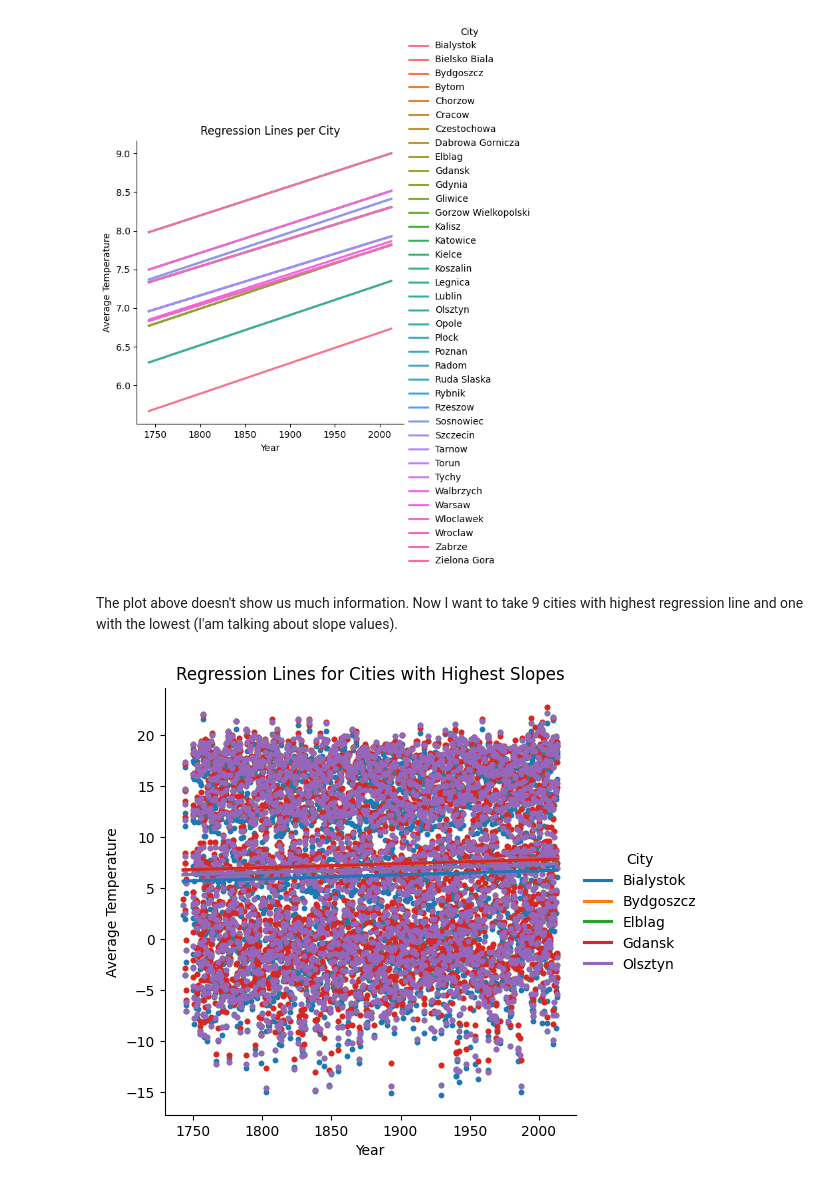
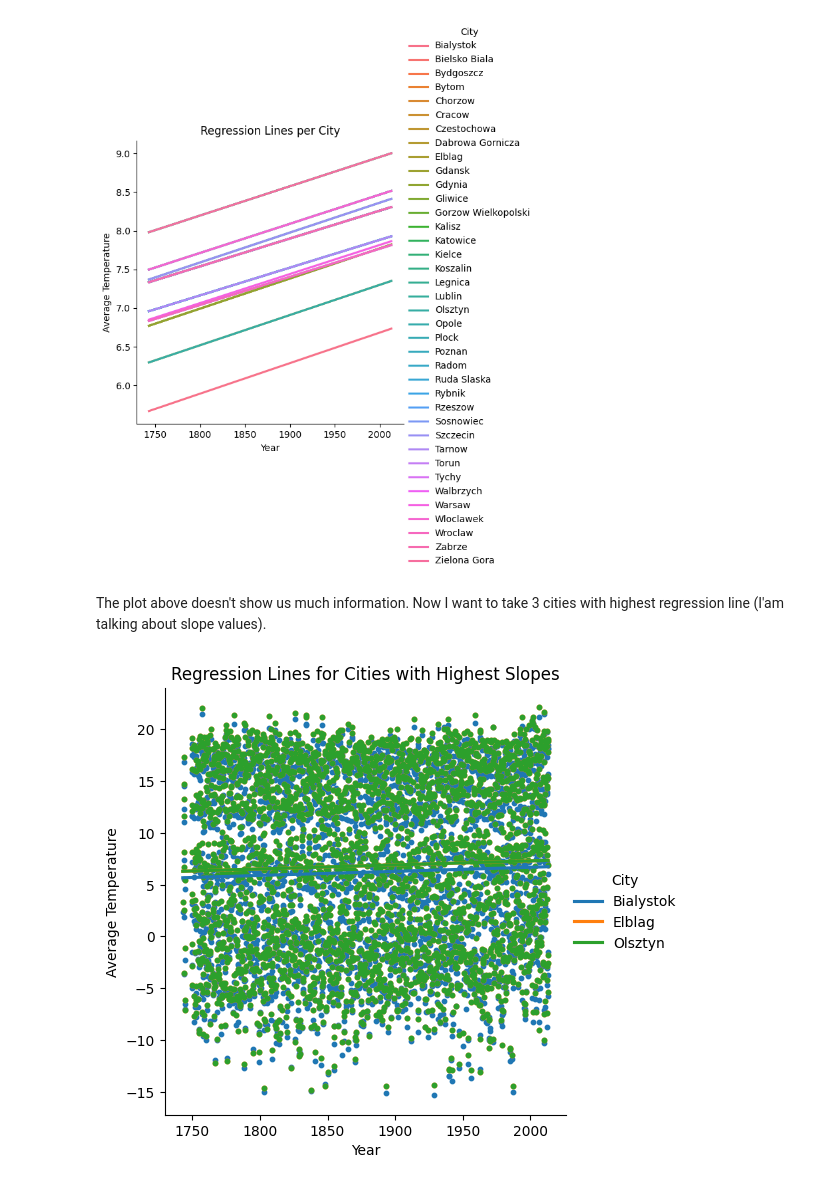
Before and after one commit to mattkuc/climate_change, a Jupyter notebook: climate_in_cities.ipynb, the cells around one changed output. Saved outputs shown, nothing was run; the diff lists cells and outputs as text; code cells hidden in the pictures.

```diff
--- a/climate_in_cities.ipynb
+++ b/climate_in_cities.ipynb
@@ -132,33 +132,33 @@ plt.show()
 [figure]
 # %% [markdown]
 The plot above doesn't show us much information.
-Now I want to take 9 cities with highest regression line and one with the lowest (I'am talking about slope values).
+Now I want to take 3 cities with highest regression line (I'am talking about slope values).
 # %%
 import numpy as np
 
 city_slopes = {}
 
 for city, data in df_cleaned.groupby('City'):
     x = data['Year']
     y = data['AverageTemperature']
     slope, _ = np.polyfit(x,y,1)
     city_slopes[city] = slope
 
-highest_slopes_cities = sorted(city_slopes,key=city_slopes.get,reverse=True)[:5]
+highest_slopes_cities = sorted(city_slopes,key=city_slopes.get,reverse=True)[:3]
 
 df_highest = df_cleaned[df_cleaned['City'].isin(highest_slopes_cities)]
 
 sns.lmplot(data=df_highest,x='Year',y='AverageTemperature',hue='City',ci=None,scatter=None)
 
 plt.xlabel('Year')
 plt.ylabel('Average Temperature')
 plt.title('Regression Lines for Cities with Highest Slopes')
 
 # Add data points on top of the lines
 for city, data in df_highest.groupby('City'):
     plt.scatter(data['Year'], data['AverageTemperature'], label=city, s=10)
 
 
 plt.show()
 # %% [output]
-[figure, old version]
+[figure, new version]
```
Also changed, not shown: parts of 1 cell of this notebook.
